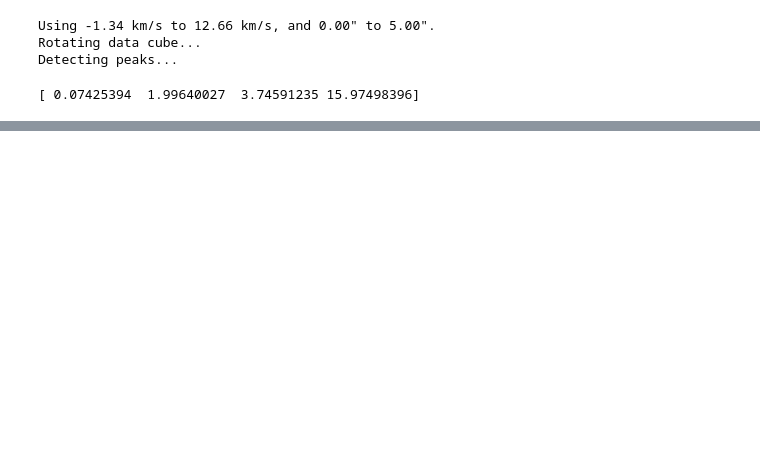
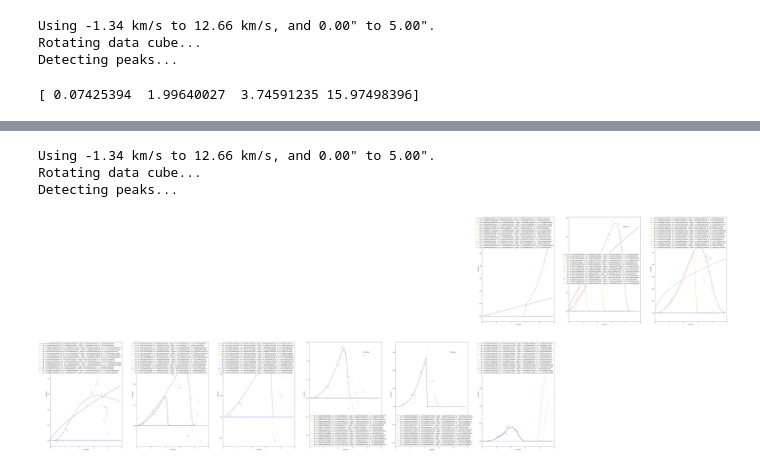
Before and after one commit to feilongm/Notebooks, a Jupyter notebook: notebooks/June_28.ipynb, the cells around one changed output, grey strips where cells are left out. Drawn from its saved outputs; the diff is of its cells as text; code cells hidden in the pictures; blank space fills up the shorter version.

```diff
--- a/notebooks/June_28.ipynb
+++ b/notebooks/June_28.ipynb
@@ -216,0 +256,15 @@ print(tapered_power_law(0.07425394, r, 1.99640027, 3.74591235, 15.97498396))
+# %%
+color_array = ['black', 'grey', 'red', 'peru', 'tan', 'orange', 'olive', 'yellow', 'lawngreen', 'seagreen', 'lightgreen', 'cyan', 'dodgerblue', 'navy', 'violet', 'orchid']
+r_2 = np.arange(0, 5, step=0.1)
+z0_2 = [0.05, 0.5]
+Psi_2 = [1.5, 2.1]
+r_taper_2 = [1.8, 3.0]
+Phi_2 = [15.0, 20.0]
+
+path_2 = '/data/shared/HD163296_MAPS/HD_163296_HCN_260GHz_hf1.0.2arcsec.clean.JvMcorr.image.pbcor.fits'
+best_fit_curve_and_datapoints(path_2, r_2, z0_2, Psi_2, r_taper_2, Phi_2, color_array)
+# %% [output]
+Using -1.34 km/s to 12.66 km/s, and 0.00" to 5.00".
+Rotating data cube...
+Detecting peaks...
+[figure, added]
```
Also changed, not shown: parts of 10 cells of this notebook.
